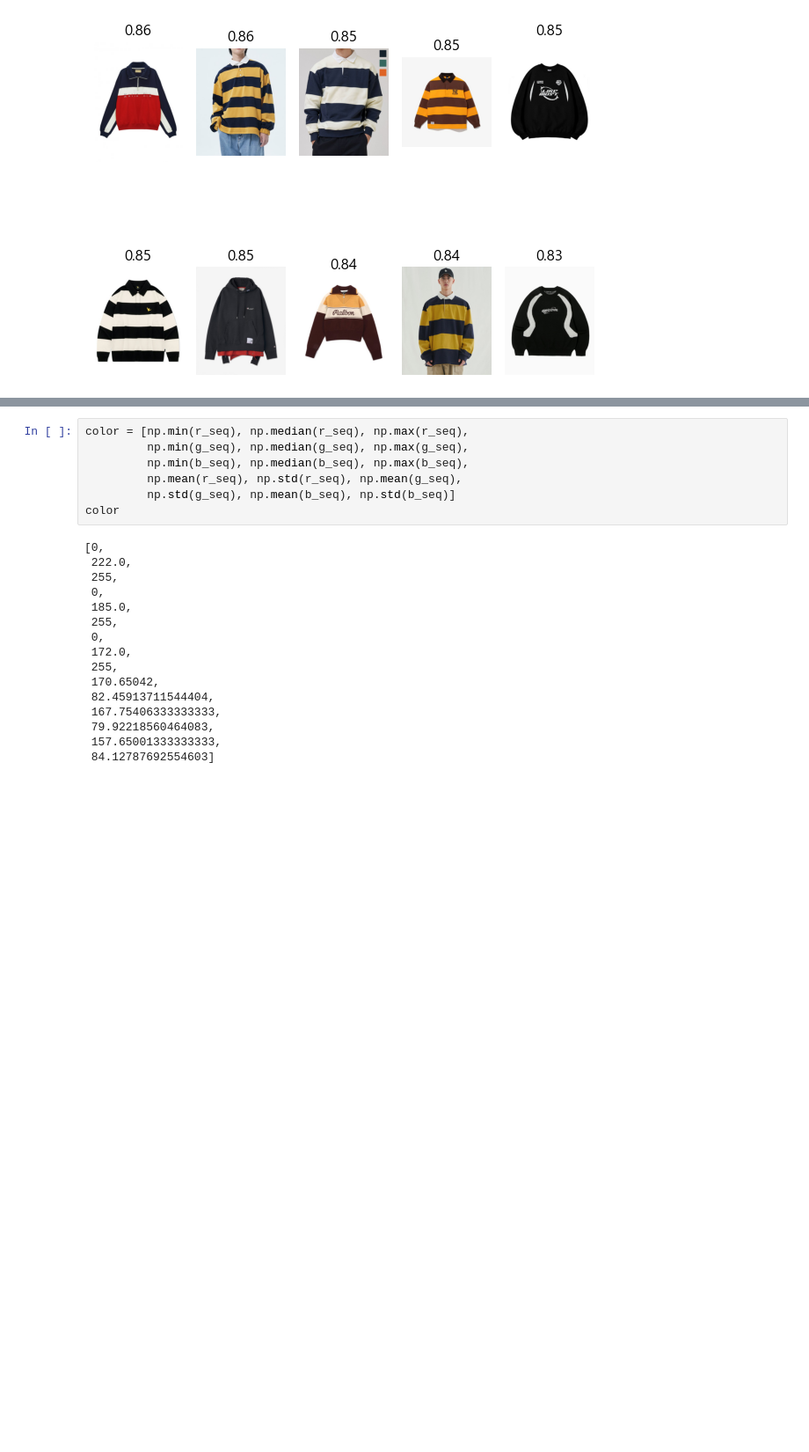
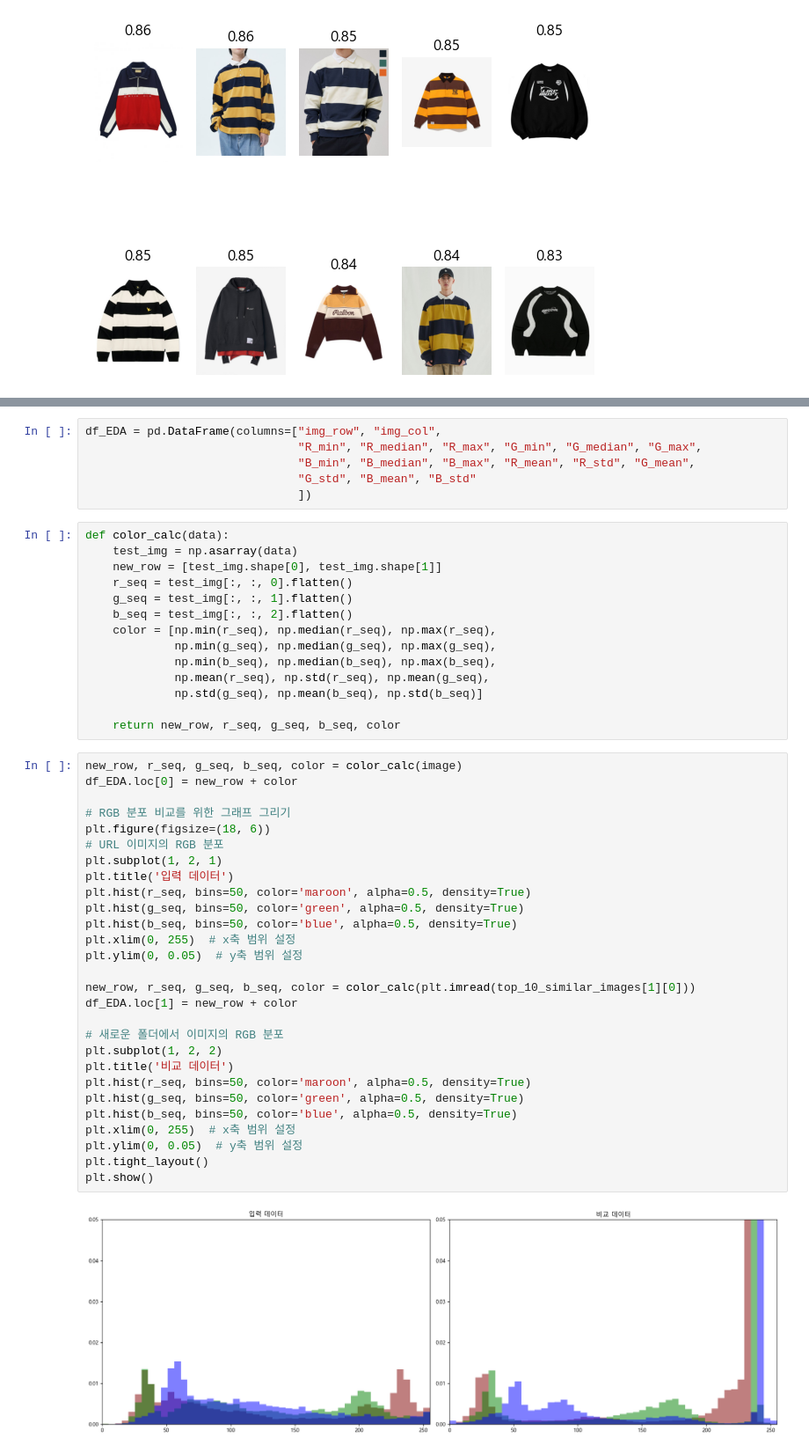
Before and after one commit to kimbw0615/Image-Similarity-Project, a Jupyter notebook: 2조 중간프로젝트.ipynb, the cells around one changed output, grey strips where cells are left out. Shown at 88% size. Cells and saved outputs as stored; diff of their text form; blank space fills up the shorter version.

```diff
--- a/2조 중간프로젝트.ipynb
+++ b/2조 중간프로젝트.ipynb
@@ -331,23 +296,50 @@ Text(0.5, 1.0, 'RGB Distribution')
-# %%
-color = [np.min(r_seq), np.median(r_seq), np.max(r_seq),
-         np.min(g_seq), np.median(g_seq), np.max(g_seq),
-         np.min(b_seq), np.median(b_seq), np.max(b_seq),
-         np.mean(r_seq), np.std(r_seq), np.mean(g_seq),
-         np.std(g_seq), np.mean(b_seq), np.std(b_seq)]
-color
-# %% [output]
-[0,
- 222.0,
- 255,
- 0,
- 185.0,
- 255,
- 0,
- 172.0,
- 255,
- 170.65042,
- 82.45913711544404,
- 167.75406333333333,
- 79.92218560464083,
- 157.65001333333333,
- 84.12787692554603]
+# %%
+df_EDA = pd.DataFrame(columns=["img_row", "img_col",
+                               "R_min", "R_median", "R_max", "G_min", "G_median", "G_max",
+                               "B_min", "B_median", "B_max", "R_mean", "R_std", "G_mean",
+                               "G_std", "B_mean", "B_std"
+                               ])
+# %%
+def color_calc(data):
+    test_img = np.asarray(data)
+    new_row = [test_img.shape[0], test_img.shape[1]]
+    r_seq = test_img[:, :, 0].flatten()
+    g_seq = test_img[:, :, 1].flatten()
+    b_seq = test_img[:, :, 2].flatten()
+    color = [np.min(r_seq), np.median(r_seq), np.max(r_seq),
+             np.min(g_seq), np.median(g_seq), np.max(g_seq),
+             np.min(b_seq), np.median(b_seq), np.max(b_seq),
+             np.mean(r_seq), np.std(r_seq), np.mean(g_seq),
+             np.std(g_seq), np.mean(b_seq), np.std(b_seq)]
+
+    return new_row, r_seq, g_seq, b_seq, color
+# %%
+new_row, r_seq, g_seq, b_seq, color = color_calc(image)
+df_EDA.loc[0] = new_row + color
+
+# RGB 분포 비교를 위한 그래프 그리기
+plt.figure(figsize=(18, 6))
+# URL 이미지의 RGB 분포
+plt.subplot(1, 2, 1)
+plt.title('입력 데이터')
+plt.hist(r_seq, bins=50, color='maroon', alpha=0.5, density=True)
+plt.hist(g_seq, bins=50, color='green', alpha=0.5, density=True)
+plt.hist(b_seq, bins=50, color='blue', alpha=0.5, density=True)
+plt.xlim(0, 255)  # x축 범위 설정
+plt.ylim(0, 0.05)  # y축 범위 설정
+
+new_row, r_seq, g_seq, b_seq, color = color_calc(plt.imread(top_10_similar_images[1][0]))
+df_EDA.loc[1] = new_row + color
+
+# 새로운 폴더에서 이미지의 RGB 분포
+plt.subplot(1, 2, 2)
+plt.title('비교 데이터')
+plt.hist(r_seq, bins=50, color='maroon', alpha=0.5, density=True)
+plt.hist(g_seq, bins=50, color='green', alpha=0.5, density=True)
+plt.hist(b_seq, bins=50, color='blue', alpha=0.5, density=True)
+plt.xlim(0, 255)  # x축 범위 설정
+plt.ylim(0, 0.05)  # y축 범위 설정
+plt.tight_layout()
+plt.show()
+# %% [output]
+[figure, added]
```
Also changed, not shown: parts of 8 cells of this notebook.
